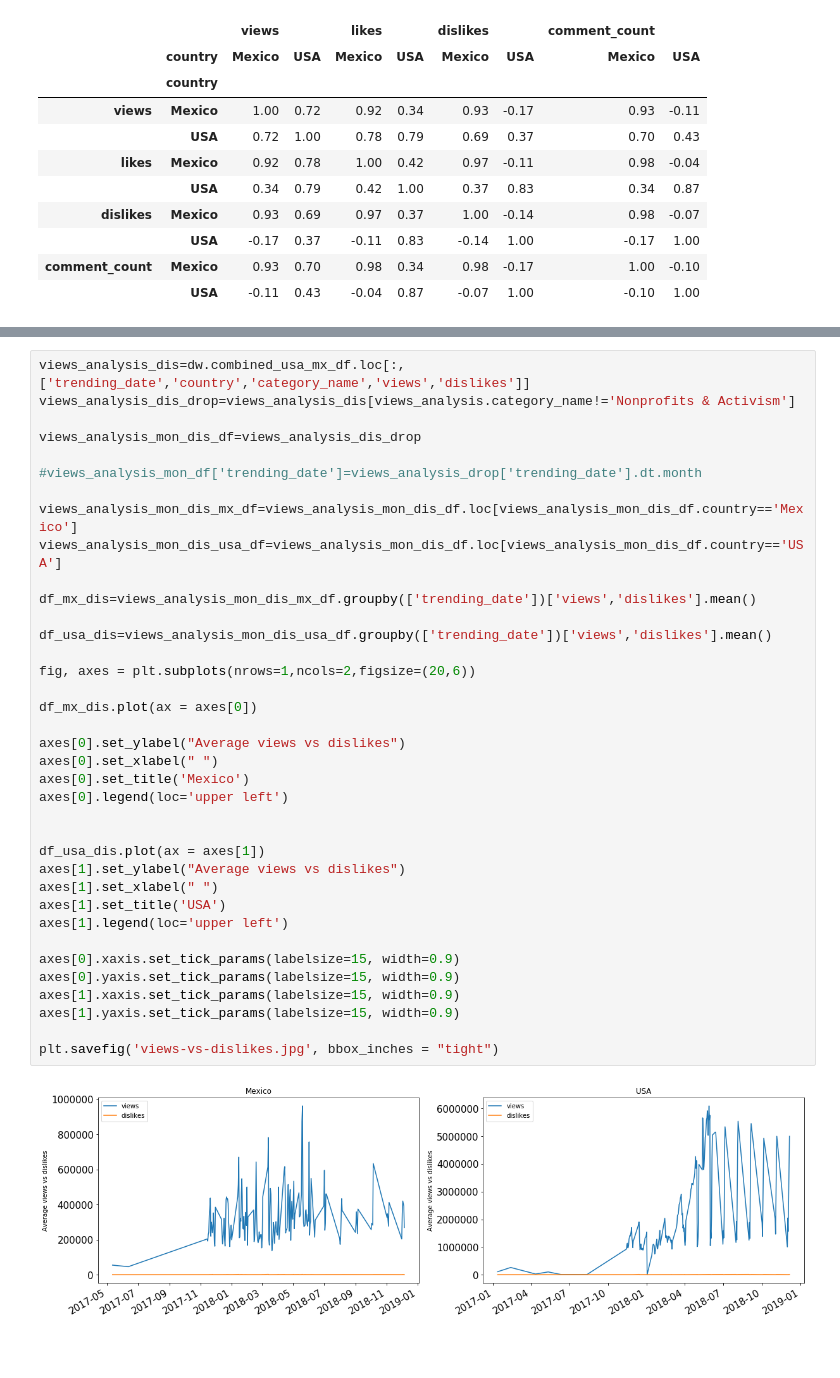
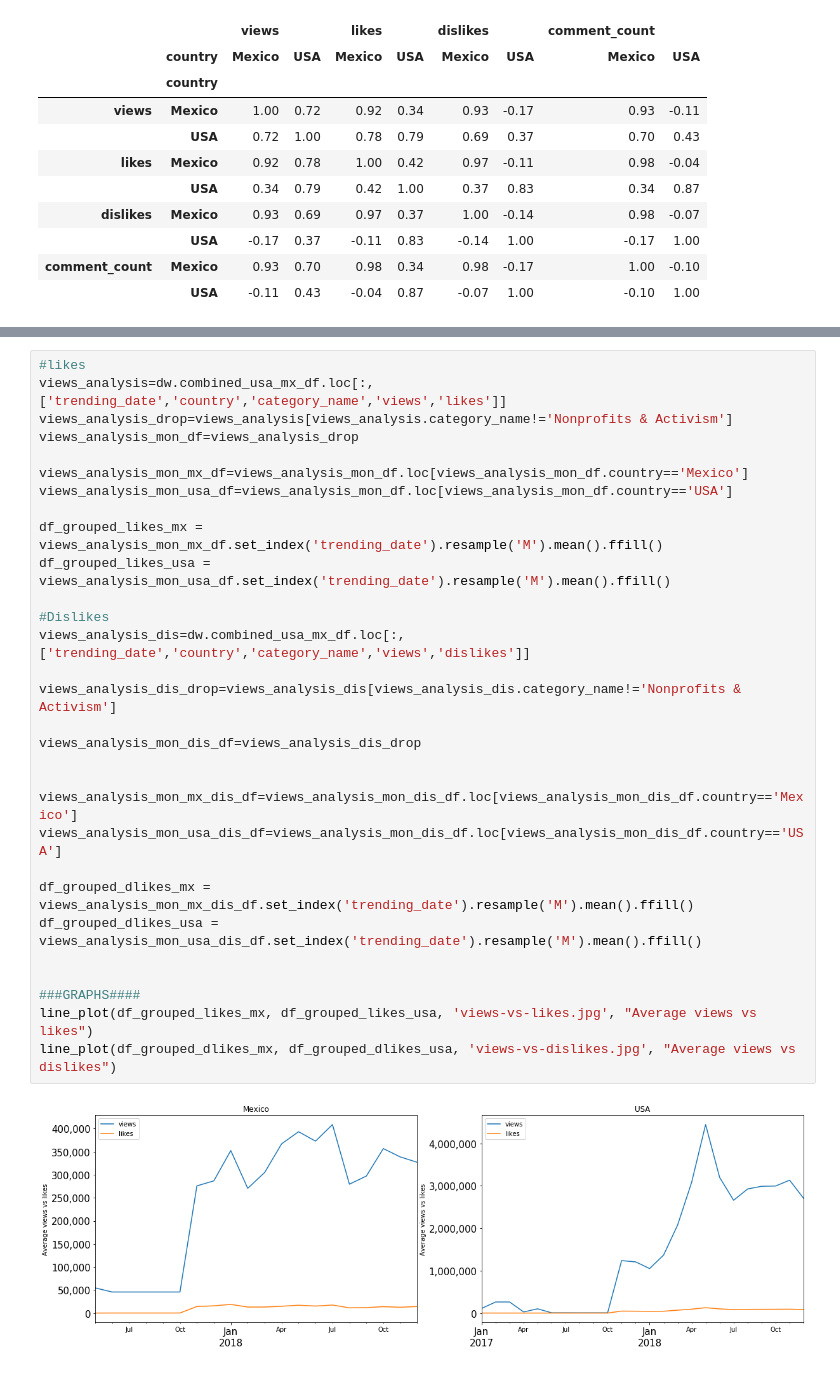
Before and after one commit to fariha23/YouTube_Data_Analysis_Video_Categories, a Jupyter notebook: YouTube_Data_Story.ipynb, the cells around one changed output, grey strips where cells are left out. Saved outputs shown, nothing was run; the diff lists cells and outputs as text.

```diff
--- a/YouTube_Data_Story.ipynb
+++ b/YouTube_Data_Story.ipynb
@@ -622,39 +240,32 @@ plt.savefig('views-vs-likes.jpg', bbox_inches = "tight")
-# %%
-views_analysis_dis=dw.combined_usa_mx_df.loc[:,['trending_date','country','category_name','views','dislikes']]
-views_analysis_dis_drop=views_analysis_dis[views_analysis.category_name!='Nonprofits & Activism']
-
-views_analysis_mon_dis_df=views_analysis_dis_drop
-
-#views_analysis_mon_df['trending_date']=views_analysis_drop['trending_date'].dt.month
-
-views_analysis_mon_dis_mx_df=views_analysis_mon_dis_df.loc[views_analysis_mon_dis_df.country=='Mexico']
-views_analysis_mon_dis_usa_df=views_analysis_mon_dis_df.loc[views_analysis_mon_dis_df.country=='USA']
-
-df_mx_dis=views_analysis_mon_dis_mx_df.groupby(['trending_date'])['views','dislikes'].mean()
-
-df_usa_dis=views_analysis_mon_dis_usa_df.groupby(['trending_date'])['views','dislikes'].mean()
-
-fig, axes = plt.subplots(nrows=1,ncols=2,figsize=(20,6))
-
-df_mx_dis.plot(ax = axes[0])
-
-axes[0].set_ylabel("Average views vs dislikes")
-axes[0].set_xlabel(" ")
-axes[0].set_title('Mexico')
-axes[0].legend(loc='upper left')
-
-
-df_usa_dis.plot(ax = axes[1])
-axes[1].set_ylabel("Average views vs dislikes")
-axes[1].set_xlabel(" ")
-axes[1].set_title('USA')
-axes[1].legend(loc='upper left')
-
-axes[0].xaxis.set_tick_params(labelsize=15, width=0.9)
-axes[0].yaxis.set_tick_params(labelsize=15, width=0.9)
-axes[1].xaxis.set_tick_params(labelsize=15, width=0.9)
-axes[1].yaxis.set_tick_params(labelsize=15, width=0.9)
-
-plt.savefig('views-vs-dislikes.jpg', bbox_inches = "tight")
-# %% [output]
-[figure, removed]
+# %%
+#likes
+views_analysis=dw.combined_usa_mx_df.loc[:,['trending_date','country','category_name','views','likes']]
+views_analysis_drop=views_analysis[views_analysis.category_name!='Nonprofits & Activism']
+views_analysis_mon_df=views_analysis_drop
+
+views_analysis_mon_mx_df=views_analysis_mon_df.loc[views_analysis_mon_df.country=='Mexico']
+views_analysis_mon_usa_df=views_analysis_mon_df.loc[views_analysis_mon_df.country=='USA']
+
+df_grouped_likes_mx = views_analysis_mon_mx_df.set_index('trending_date').resample('M').mean().ffill()
+df_grouped_likes_usa = views_analysis_mon_usa_df.set_index('trending_date').resample('M').mean().ffill()
+
+#Dislikes
+views_analysis_dis=dw.combined_usa_mx_df.loc[:,['trending_date','country','category_name','views','dislikes']]
+
+views_analysis_dis_drop=views_analysis_dis[views_analysis_dis.category_name!='Nonprofits & Activism']
+
+views_analysis_mon_dis_df=views_analysis_dis_drop
+
+
+views_analysis_mon_mx_dis_df=views_analysis_mon_dis_df.loc[views_analysis_mon_dis_df.country=='Mexico']
+views_analysis_mon_usa_dis_df=views_analysis_mon_dis_df.loc[views_analysis_mon_dis_df.country=='USA']
+
+df_grouped_dlikes_mx = views_analysis_mon_mx_dis_df.set_index('trending_date').resample('M').mean().ffill()
+df_grouped_dlikes_usa = views_analysis_mon_usa_dis_df.set_index('trending_date').resample('M').mean().ffill()
+
+
+###GRAPHS####
+line_plot(df_grouped_likes_mx, df_grouped_likes_usa, 'views-vs-likes.jpg', "Average views vs likes")
+line_plot(df_grouped_dlikes_mx, df_grouped_dlikes_usa, 'views-vs-dislikes.jpg', "Average views vs dislikes")
+# %% [output]
+[figure, added]
```
Also changed, not shown: parts of 17 cells of this notebook, 1 other file.
